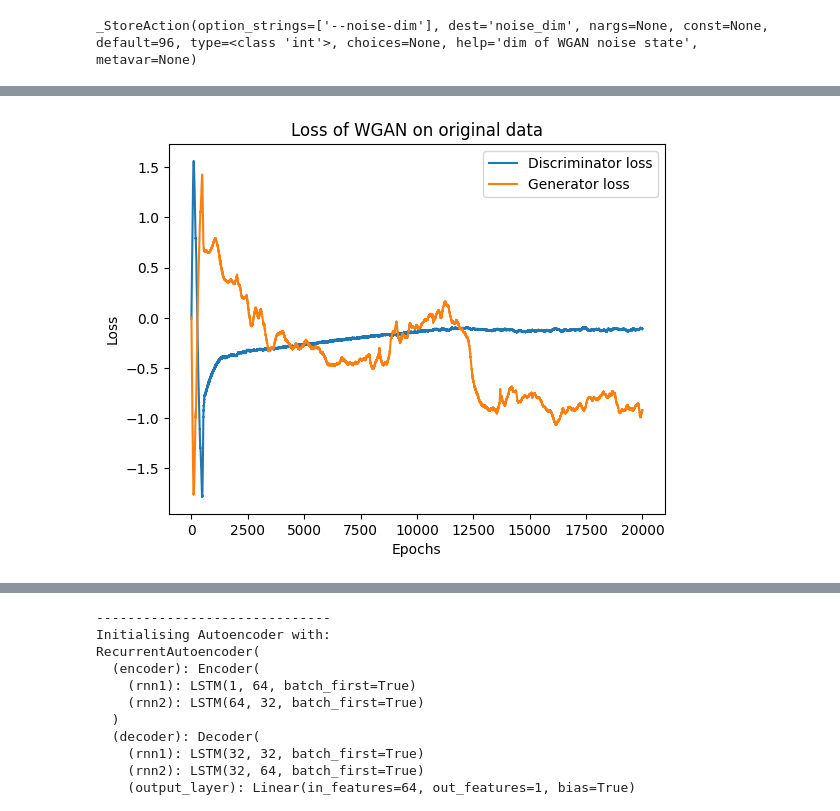
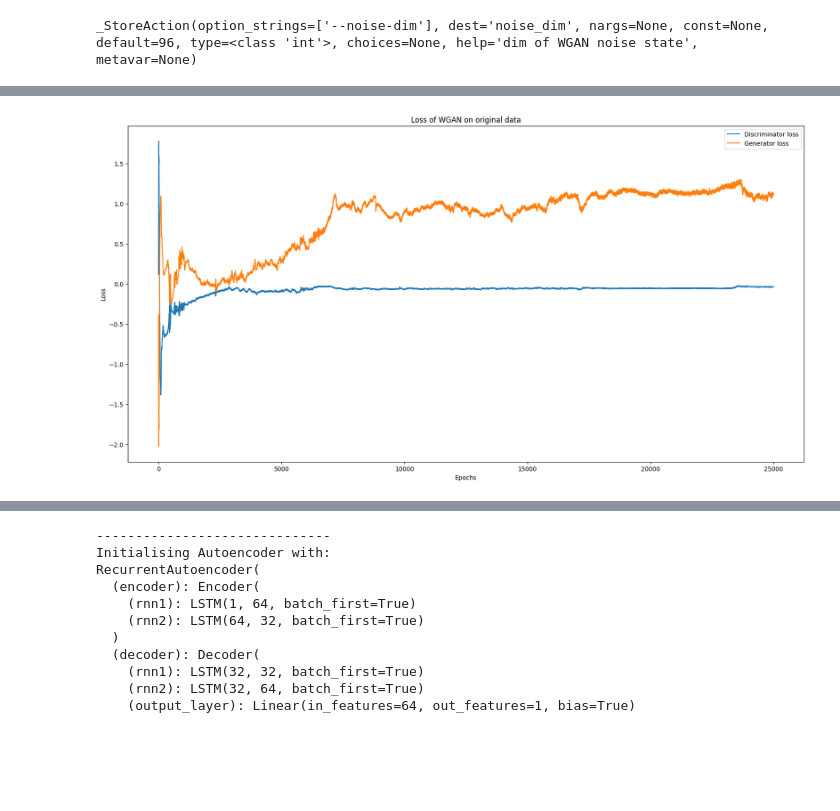
Before and after one commit to sjjtu/MAthesis, a Jupyter notebook: code/train_model_rtsgan.ipynb, the cells around one changed output, grey strips where cells are left out. Saved outputs shown, nothing was run; the diff lists cells and outputs as text; code cells hidden in the pictures; blank space fills up the shorter version.

```diff
--- a/code/train_model_rtsgan.ipynb
+++ b/code/train_model_rtsgan.ipynb
@@ -102,7 +102,7 @@ parser.add_argument("--scale", default=1, dest="scale", type=float, help="scale"
 parser.add_argument("--dropout", default=0.0, dest="dropout", type=float,
                     help="Amount of dropout(not keep rate, but drop rate) to apply to embeddings part of graph")
 
-parser.add_argument("--gan-lr", default=1e-4, dest="gan_lr", type=float, help="WGAN learning rate")
+parser.add_argument("--gan-lr", default=5e-4, dest="gan_lr", type=float, help="WGAN learning rate")
 parser.add_argument("--gan-alpha", default=0.99, dest="gan_alpha", type=float, help="for RMSprop")
 parser.add_argument("--noise-dim", default=96, dest="noise_dim", type=int, help="dim of WGAN noise state")
 # %% [output]
@@ -215,6 +222,6 @@ loading AE model from models/lstmae_180_embed32.pth
 if os.path.exists("models/rtsgan_gen.pth"):
     syn.load_generator("models/rtsgan_gen.pth")
 else:
-    history = syn.train_gan("../code/data/normal_train_180.csv", iterations=20000, d_update=5)
-    torch.save(syn.generator.state_dict(), "models/rtsgan_gen.pth")
+    history = syn.train_gan("../code/data/normal_train_180.csv", iterations=25000, d_update=3)
+    torch.save(syn.generator.state_dict(), "models/rtsgan_gen_25k.pth")
 # %% [output]
@@ -223,13 +245,14 @@ load: models/rtsgan_gen.pth
 # %%
+plt.figure(figsize=(20,10))
 plt.plot(history["d_loss"])
 plt.plot(history["g_loss"])
 plt.title("Loss of WGAN on original data")
 plt.legend(["Discriminator loss", "Generator loss"])
 plt.xlabel("Epochs")
 plt.ylabel("Loss")
 plt.show()
 # %% [output]
-[figure, old version]
+[figure, new version]
 # %%
 logger.info("Generating data!")
 result = syn.synthesize(len(df), seq_len=180)
```
Also changed, not shown: parts of 4 cells of this notebook, 7 other files.
